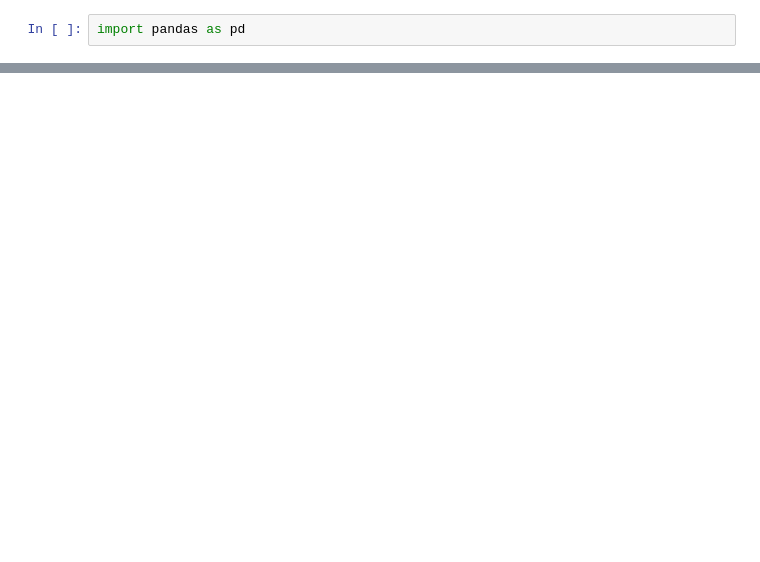
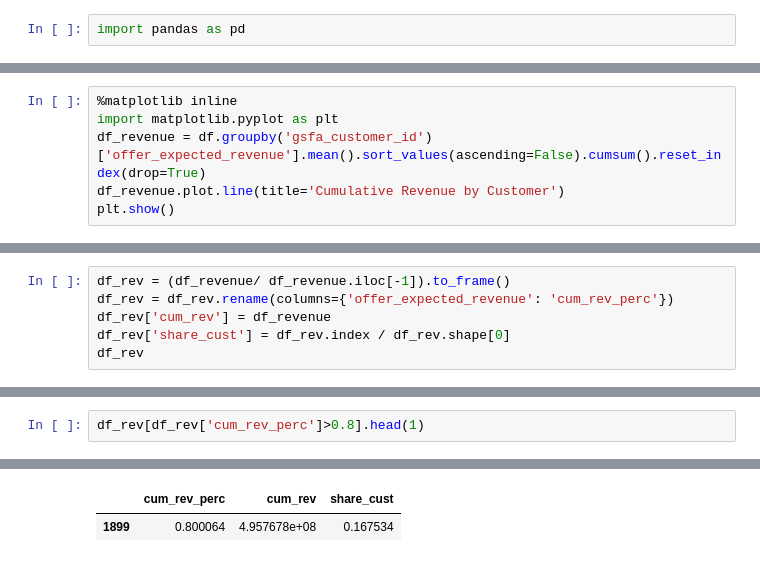
Before and after one commit to jonascristens/regression_pipeline, a Jupyter notebook: notebooks/01_check_data.ipynb, the cells around one changed output, grey strips where cells are left out. Drawn from its saved outputs; the diff is of its cells as text; blank space fills up the shorter version.

```diff
--- a/notebooks/01_check_data.ipynb
+++ b/notebooks/01_check_data.ipynb
@@ -325,0 +19,6 @@ ValueError: train and valid dataset categorical_feature do not match.
+# %%
+%matplotlib inline
+import matplotlib.pyplot as plt
+df_revenue = df.groupby('gsfa_customer_id')['offer_expected_revenue'].mean().sort_values(ascending=False).cumsum().reset_index(drop=True)
+df_revenue.plot.line(title='Cumulative Revenue by Customer')
+plt.show()
@@ -325,0 +28,6 @@ ValueError: train and valid dataset categorical_feature do not match.
+# %%
+df_rev = (df_revenue/ df_revenue.iloc[-1]).to_frame()
+df_rev = df_rev.rename(columns={'offer_expected_revenue': 'cum_rev_perc'})
+df_rev['cum_rev'] = df_revenue
+df_rev['share_cust'] = df_rev.index / df_rev.shape[0]
+df_rev
@@ -325,0 +60,3 @@ ValueError: train and valid dataset categorical_feature do not match.
+# %%
+df_rev[df_rev['cum_rev_perc']>0.8].head(1)
+# %% [output]
@@ -325,0 +64,2 @@ ValueError: train and valid dataset categorical_feature do not match.
+|  | cum_rev_perc | cum_rev | share_cust |
+| 1899 | 0.800064 | 4.957678e+08 | 0.167534 |
```
Also changed, not shown: parts of 10 cells of this notebook, 26 other files.
